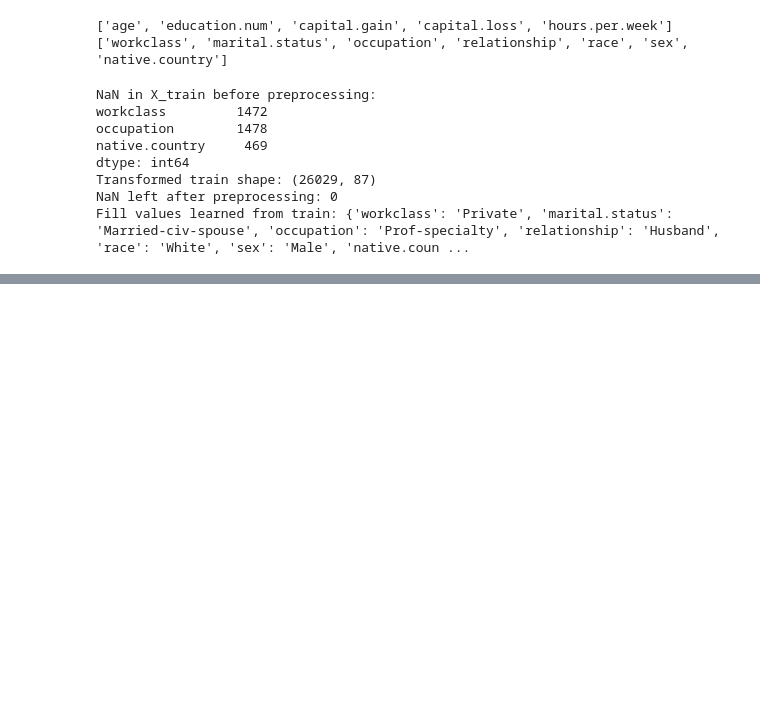
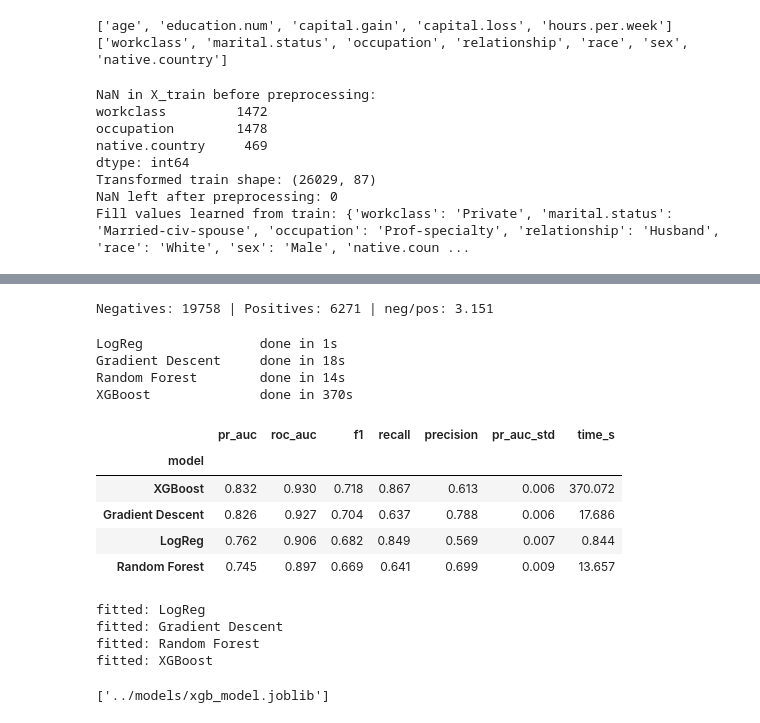
Before and after one commit to isapour0/adult-census-income, a Jupyter notebook: notebooks/adult-census-income.ipynb, the cells around one changed output, grey strips where cells are left out. Cells and saved outputs as stored; diff of their text form; code cells hidden in the pictures; blank space fills up the shorter version.

Commit message:
feat: create baseline model

```diff
--- a/notebooks/adult-census-income.ipynb
+++ b/notebooks/adult-census-income.ipynb
@@ -689,0 +710,63 @@ Fill values learned from train: {'workclass': 'Private', 'marital.status': 'Marr
+# %%
+skf = StratifiedKFold(n_splits=5, shuffle=True, random_state=RANDOM_STATE)
+
+neg, pos = (y_train == 0).sum(), (y_train == 1).sum()
+print("Negatives:", neg, "| Positives:", pos, "| neg/pos:", round(neg / pos, 3))
+
+def make(model):
+    return Pipeline([("prep", preprocess), ("model", model)])
+
+models = {
+    "LogReg": make(LogisticRegression(max_iter=1000, class_weight="balanced", random_state=RANDOM_STATE)),
+
+    "Gradient Descent": make(GradientBoostingClassifier(n_estimators=200, max_depth=4, learning_rate=0.05, random_state=RANDOM_STATE)),
+
+    "Random Forest": make(RandomForestClassifier(n_estimators=200, class_weight="balanced_subsample", n_jobs=-1, random_state=RANDOM_STATE)),
+
+    "XGBoost": make(XGBClassifier(n_estimators=300, learning_rate=0.1, max_depth=5, scale_pos_weight=float(neg / pos), n_jobs=-1, random_state=RANDOM_STATE)),
+}
+
+scoring = {"pr_auc": "average_precision", "roc_auc": "roc_auc", "f1": "f1",
+           "recall": "recall", "precision": "precision"}
+# %% [output]
+Negatives: 19758 | Positives: 6271 | neg/pos: 3.151
+# %%
+rows = []
+for name, model in models.items():
+    t0 = time.time()
+    cv = cross_validate(model, X_train, y_train, cv=skf, scoring=scoring, n_jobs=1)
+    row = {'model': name}
+    for k in scoring:
+        row[k] = cv[f"test_{k}"].mean()
+    row['pr_auc_std'] = cv['test_pr_auc'].std()
+    row["time_s"] = time.time() - t0
+    rows.append(row)
+    print(f"{name:20s} done in {row['time_s']:.0f}s")
+
+cv_results = pd.DataFrame(rows).set_index("model").sort_values("pr_auc", ascending=False)
+cv_results.round(3)
+# %% [output]
+LogReg               done in 1s
+Gradient Descent     done in 18s
+Random Forest        done in 14s
+XGBoost              done in 370s
+|  | pr_auc | roc_auc | f1 | recall | precision | pr_auc_std | time_s |
+| model |  |  |  |  |  |  |  |
+| XGBoost | 0.832 | 0.930 | 0.718 | 0.867 | 0.613 | 0.006 | 370.072 |
+| Gradient Descent | 0.826 | 0.927 | 0.704 | 0.637 | 0.788 | 0.006 | 17.686 |
+| LogReg | 0.762 | 0.906 | 0.682 | 0.849 | 0.569 | 0.007 | 0.844 |
+| Random Forest | 0.745 | 0.897 | 0.669 | 0.641 | 0.699 | 0.009 | 13.657 |
+# %%
+fitted = {}
+for name, model in models.items():
+    model.fit(X_train, y_train)
+    fitted[name] = model
+    print(f'fitted: {name}')
+
+joblib.dump(fitted["XGBoost"], "../models/xgb_model.joblib", compress=3)
+# %% [output]
+fitted: LogReg
+fitted: Gradient Descent
+fitted: Random Forest
+fitted: XGBoost
+['../models/xgb_model.joblib']
```
Also changed, not shown: parts of 2 cells of this notebook, 1 other file.
